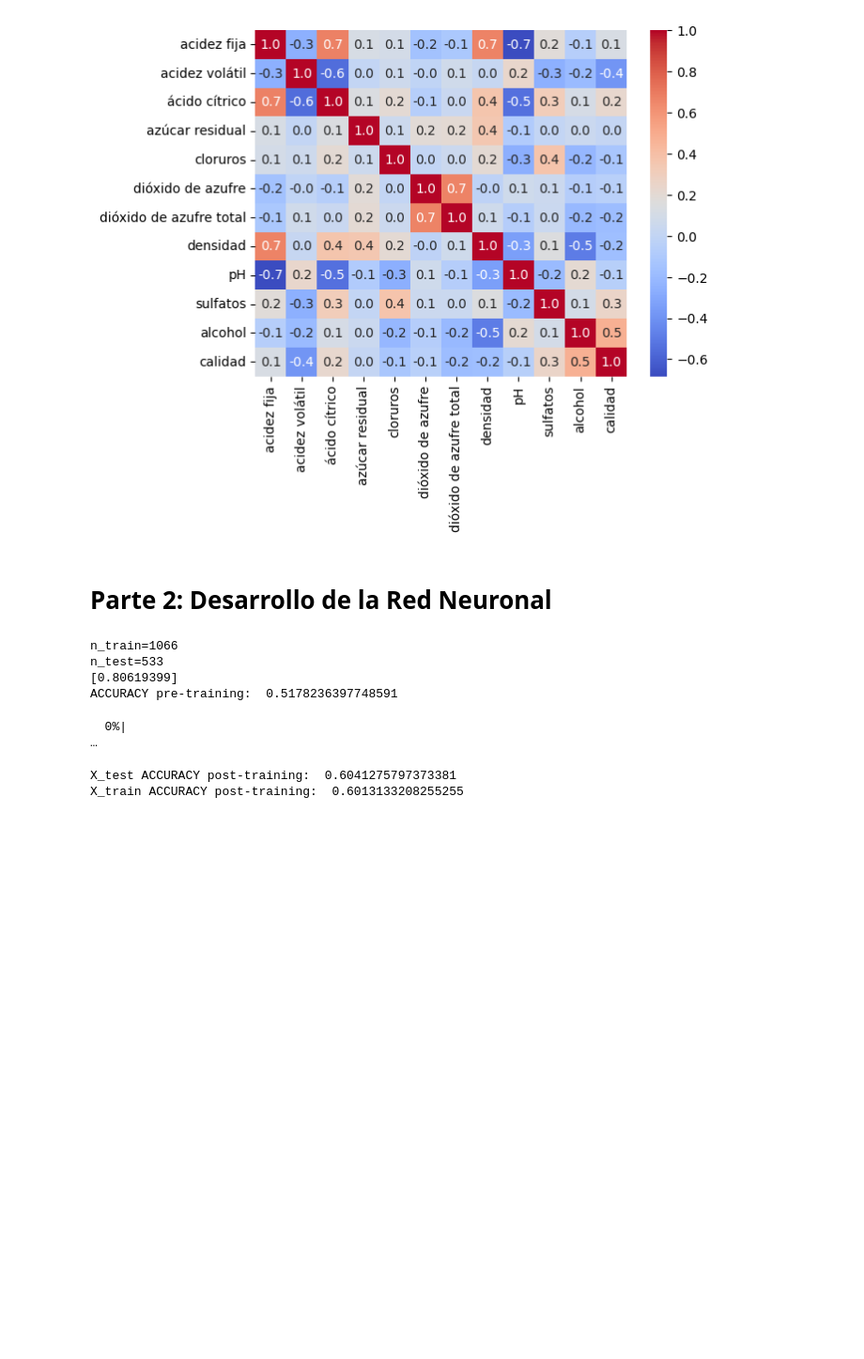
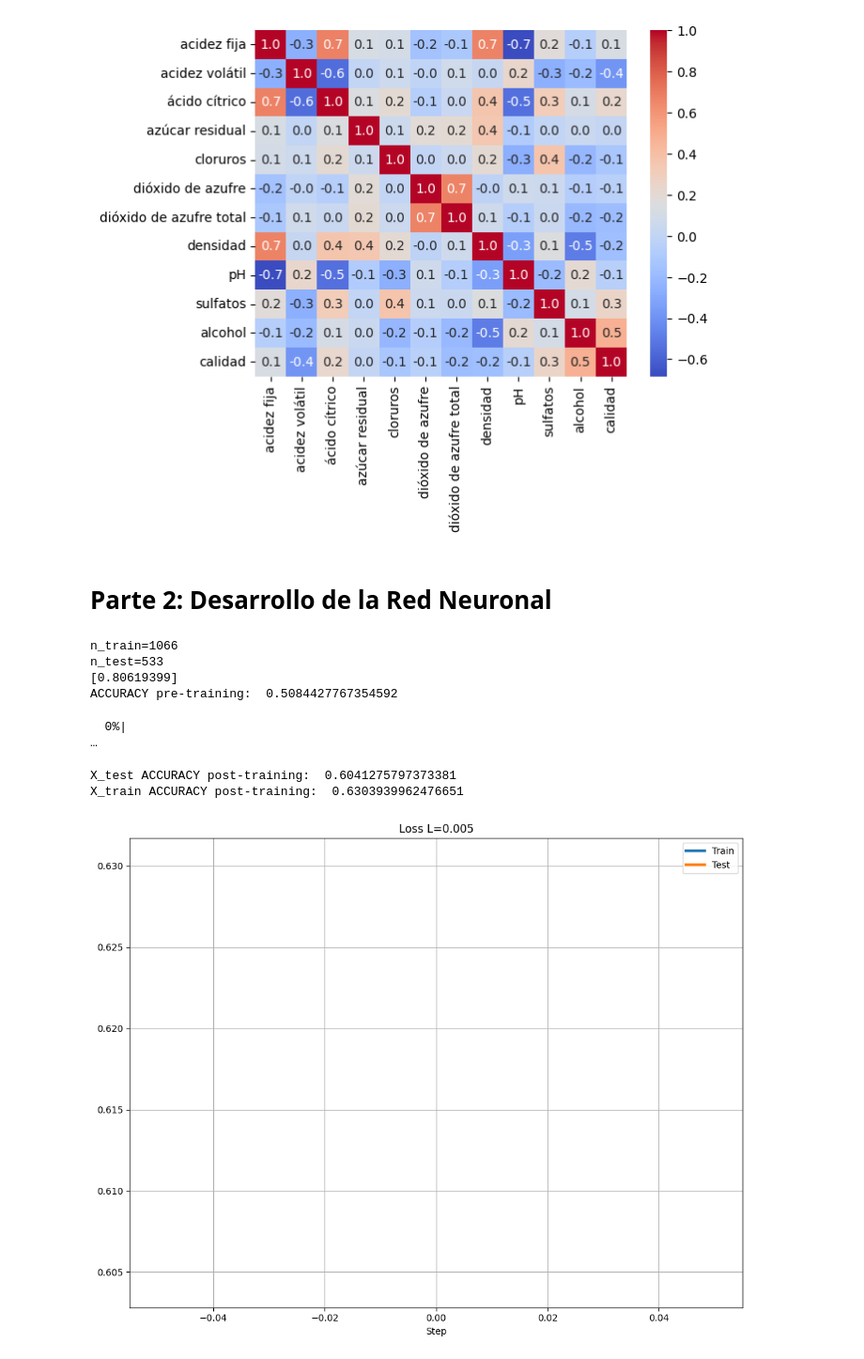
Before and after one commit to SRodriguezSpina/TP-RedNeuronal, a Jupyter notebook: Red Neuronal TP/RedNeuronal.ipynb, the cells around one changed output. Shown: that part at 94% size. Drawn from its saved outputs; the diff is of its cells as text; code cells hidden in the pictures; blank space fills up the shorter version.

```diff
--- a/Red Neuronal TP/RedNeuronal.ipynb
+++ b/Red Neuronal TP/RedNeuronal.ipynb
@@ -231,6 +231,9 @@ def backward_prop(Z1, A1, Z2, A2, X, Y):
 
 loss_train_l = []
 loss_test_l = []
+accuracy_test_l = []
+accuracy_train_l = []
+
 num_samples = 1
 # Ejecutar descenso de gradiente
 for i in tqdm(range(1200), ncols=200, leave=True):
@@ -264,21 +267,63 @@ for i in tqdm(range(1200), ncols=200, leave=True):
 # Cálculo de precisión
 test_predictions = forward_prop(X_test.transpose())[3] # me interesa solo la capa de salida, A2
 test_comparisons = np.equal((test_predictions >= .5).flatten().astype(int), np.array(Y_test >= 0).astype(int))
-accuracy = sum(test_comparisons.astype(int) / X_test.shape[0])
-print("X_test ACCURACY post-training: ", accuracy)
+accuracy_test = sum(test_comparisons.astype(int) / X_test.shape[0])
+accuracy_test_l.append(accuracy_test)
+print("X_test ACCURACY post-training: ", accuracy_test)
 
 # Cálculo de precisión
 test_predictions = forward_prop(X_train.transpose())[3] # me interesa solo la capa de salida, A2
 test_comparisons = np.equal((test_predictions >= .5).flatten().astype(int), np.array(Y_train >= 0).astype(int))
-accuracy = sum(test_comparisons.astype(int) / X_train.shape[0])
-print("X_train ACCURACY post-training: ", accuracy)
+accuracy_train = sum(test_comparisons.astype(int) / X_train.shape[0])
+accuracy_train_l.append(accuracy_train)
+print("X_train ACCURACY post-training: ", accuracy_train)
 # El valor de precisión (accuracy) es  68.33% (mayor q el anterior) indica la proporción  de predicciones correctas realizadas
 # por la red neuronal en el conjunto de prueba (X_test) después de entrenarla mediante el descenso de gradiente.
 # %% [output]
 n_train=1066
 n_test=533
 [0.80619399]
-ACCURACY pre-training:  0.5178236397748591
+ACCURACY pre-training:  0.5084427767354592
   0%|                                                                                                         …
 X_test ACCURACY post-training:  0.6041275797373381
-X_train ACCURACY post-training:  0.6013133208255255
+X_train ACCURACY post-training:  0.6303939962476651
+# %%
+import matplotlib.pyplot as plt
+
+fmt_train = {
+    'color': 'tab:blue',
+    'ls': 'solid',
+    'lw': 3,
+}
+fmt_test = {
+    'color': 'tab:orange',
+    'ls': 'solid',
+    'lw': 3,
+}
+
+fig, (ax) = plt.subplots(1,1,figsize=(10,8))
+
+ax.plot(accuracy_train_l, label='Train', **fmt_train)
+ax.plot(accuracy_test_l, label='Test', **fmt_test)
+
+# bx.plot(accs_train, label='Train', **fmt_train)
+# bx.plot(accs_test, label='Test', **fmt_test)
+
+# bx.set_ylim(-0.01, 1.01)
+
+ax.grid(which='both')
+# bx.grid(which='both')
+
+ax.legend()
+# bx.legend()
+
+ax.set_title(f'Loss {L=}')
+# bx.set_title('Classifier Accuracy')
+
+ax.set_xlabel('Step')
+# bx.set_xlabel('Step')
+
+fig.tight_layout()
+plt.show()
+# %% [output]
+[figure, added]
```
Also changed, not shown: parts of 5 cells of this notebook.
